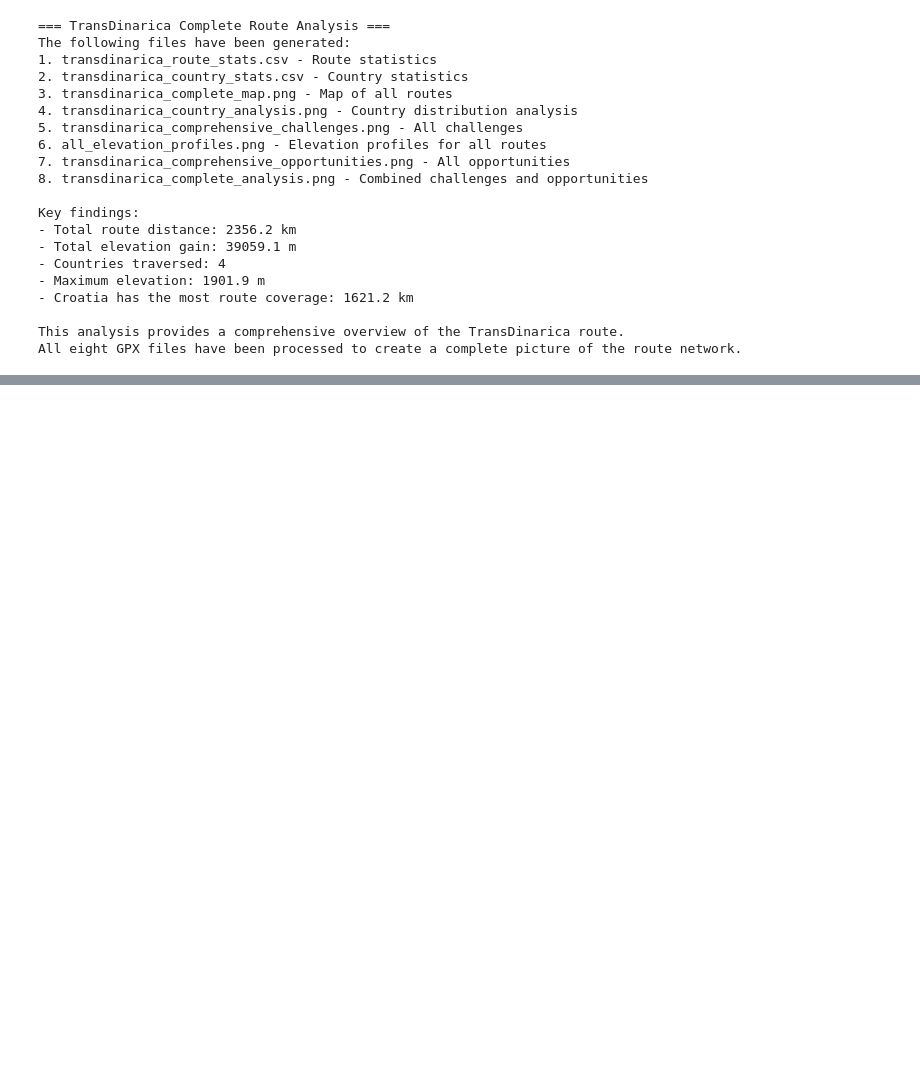
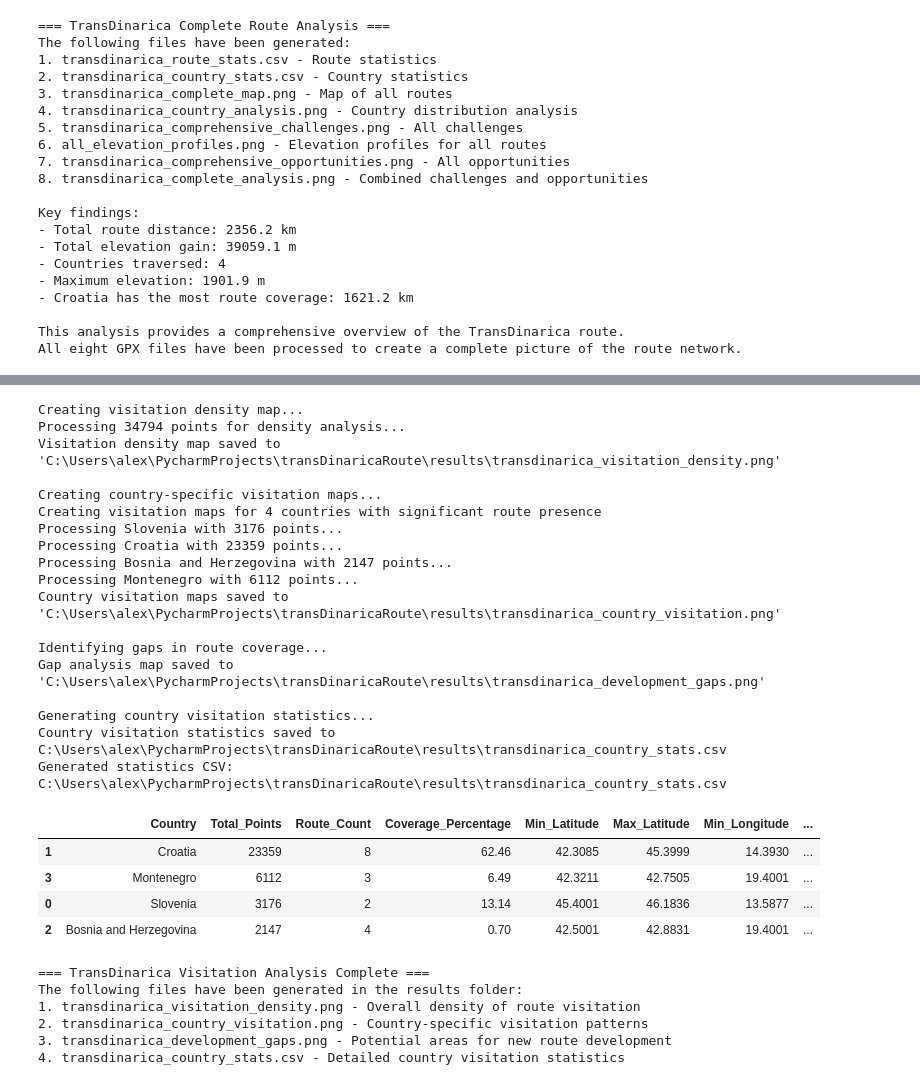
Before and after one commit to elfat-py/transDinaricaRoute, a Jupyter notebook: transdinarica.ipynb, the cells around one changed output, grey strips where cells are left out. Cells and saved outputs as stored; diff of their text form; code cells hidden in the pictures; blank space fills up the shorter version.

Commit message:
added graphical representation of the routes saved into results folder

```diff
--- a/transdinarica.ipynb
+++ b/transdinarica.ipynb
@@ -1099,3 +1099,15 @@ Key findings:
 
 This analysis provides a comprehensive overview of the TransDinarica route.
 All eight GPX files have been processed to create a complete picture of the route network.
+# %%
+# TransDinarica Visitation Density Analysis
+# countries are most frequently visited and which are rarely visited
+
+
+# 1. Define the Working Directory and Results Directory
+# --------------------------------------------------
+# Directory for GPX files
+working_project = "C:\\Users\\alex\\PycharmProjects\\transDinaricaRoute\\assets\\"
+
+# Directory for saving results
+results_folder = "C:\\Users\\alex\\PycharmProjects\\transDinaricaRoute\\results\\"
@@ -1101,0 +1138,8 @@ All eight GPX files have been processed to create a complete picture of the rout
+# %%
+
+# 5. Load Route Data
+# ----------------
+print("Loading GPX files for visitation analysis...")
+start_time = time.time()
+routes = load_gpx_files_robust(gpx_files, working_project)
+print(f"Loaded {len(routes)} route segments in {round(time.time() - start_time, 2)} seconds")
@@ -1101,0 +1747,60 @@ All eight GPX files have been processed to create a complete picture of the rout
+# %%
+
+# 10. Run all analyses
+# ----------------
+print("\nCreating visitation density map...")
+density_map = create_visitation_density_map()
+if density_map:
+    print(f"Visitation density map saved to '{density_map}'")
+
+print("\nCreating country-specific visitation maps...")
+country_maps = create_country_visitation_maps()
+if country_maps:
+    print(f"Country visitation maps saved to '{country_maps}'")
+
+print("\nIdentifying gaps in route coverage...")
+gap_analysis = create_visitation_gap_analysis()
+if gap_analysis:
+    print(f"Gap analysis map saved to '{gap_analysis}'")
+
+print("\nGenerating country visitation statistics...")
+stats_file, stats_df = create_country_visitation_stats()
+print(f"Generated statistics CSV: {stats_file}")
+display(stats_df)
+
+print("\n=== TransDinarica Visitation Analysis Complete ===")
+print("The following files have been generated in the results folder:")
+print(f"1. {os.path.basename(density_map)} - Overall density of route visitation")
+print(f"2. {os.path.basename(country_maps)} - Country-specific visitation patterns")
+print(f"3. {os.path.basename(gap_analysis)} - Potential areas for new route development")
+print(f"4. {os.path.basename(stats_file)} - Detailed country visitation statistics")
+# %% [output]
+Creating visitation density map...
+Processing 34794 points for density analysis...
+Visitation density map saved to 'C:\Users\alex\PycharmProjects\transDinaricaRoute\results\transdinarica_visitation_density.png'
+
+Creating country-specific visitation maps...
+Creating visitation maps for 4 countries with significant route presence
+Processing Slovenia with 3176 points...
+Processing Croatia with 23359 points...
+Processing Bosnia and Herzegovina with 2147 points...
+Processing Montenegro with 6112 points...
+Country visitation maps saved to 'C:\Users\alex\PycharmProjects\transDinaricaRoute\results\transdinarica_country_visitation.png'
+
+Identifying gaps in route coverage...
+Gap analysis map saved to 'C:\Users\alex\PycharmProjects\transDinaricaRoute\results\transdinarica_development_gaps.png'
+
+Generating country visitation statistics...
+Country visitation statistics saved to C:\Users\alex\PycharmProjects\transDinaricaRoute\results\transdinarica_country_stats.csv
+Generated statistics CSV: C:\Users\alex\PycharmProjects\transDinaricaRoute\results\transdinarica_country_stats.csv
+|  | Country | Total_Points | Route_Count | Coverage_Percentage | Min_Latitude | Max_Latitude | Min_Longitude | ... |
+| 1 | Croatia | 23359 | 8 | 62.46 | 42.3085 | 45.3999 | 14.3930 | ... |
+| 3 | Montenegro | 6112 | 3 | 6.49 | 42.3211 | 42.7505 | 19.4001 | ... |
+| 0 | Slovenia | 3176 | 2 | 13.14 | 45.4001 | 46.1836 | 13.5877 | ... |
+| 2 | Bosnia and Herzegovina | 2147 | 4 | 0.70 | 42.5001 | 42.8831 | 19.4001 | ... |
+=== TransDinarica Visitation Analysis Complete ===
+The following files have been generated in the results folder:
+1. transdinarica_visitation_density.png - Overall density of route visitation
+2. transdinarica_country_visitation.png - Country-specific visitation patterns
+3. transdinarica_development_gaps.png - Potential areas for new route development
+4. transdinarica_country_stats.csv - Detailed country visitation statistics
```
Also changed, not shown: parts of 6 cells of this notebook, 4 other files.
